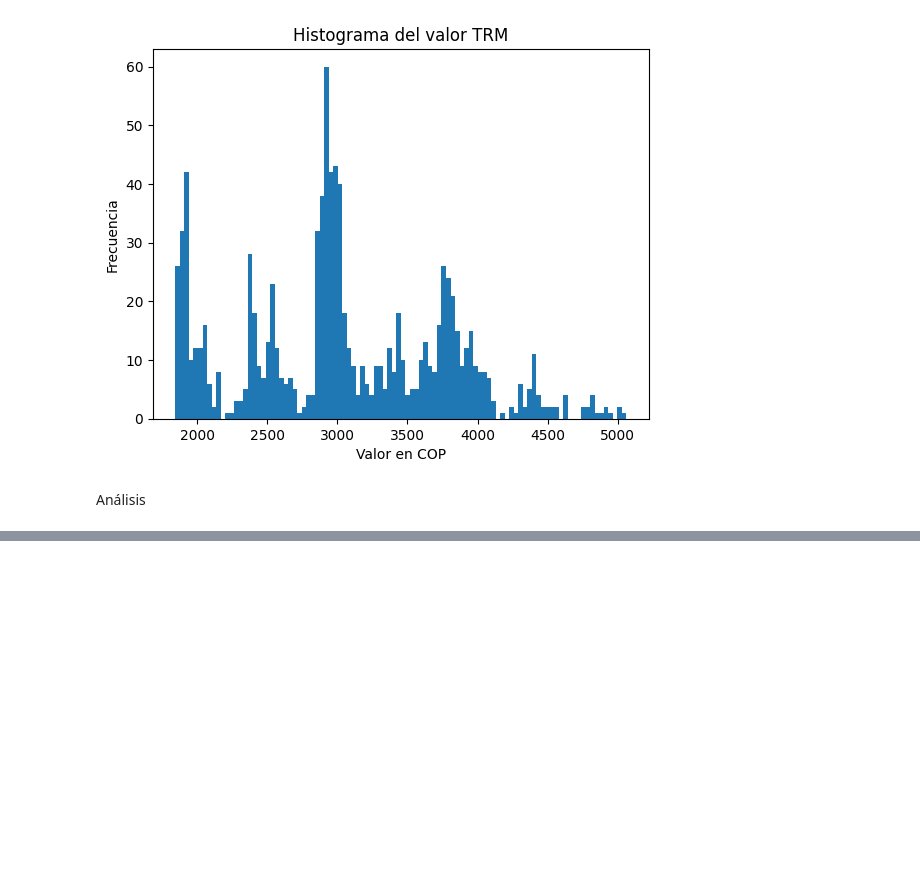
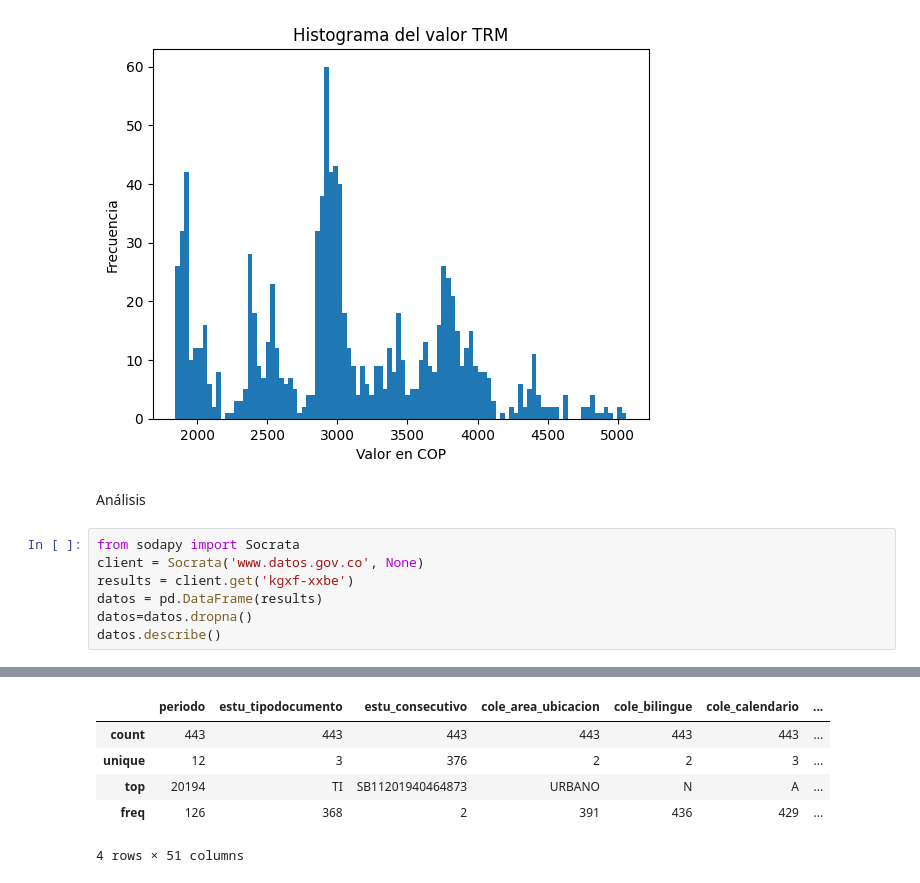
Before and after one commit to CarlsoCast/TALLER-VALENTINA, a Jupyter notebook: TALLER 10.ipynb, the cells around one changed output, grey strips where cells are left out. Drawn from its saved outputs; the diff is of its cells as text; blank space fills up the shorter version.

```diff
--- a/TALLER 10.ipynb
+++ b/TALLER 10.ipynb
@@ -100,3 +101,11 @@ plt.show()
 [figure]
 # %% [markdown]
 Análisis
+# %%
+from sodapy import Socrata
+client = Socrata('www.datos.gov.co', None)
+results = client.get('kgxf-xxbe')
+datos = pd.DataFrame(results)
+datos=datos.dropna()
+datos.describe()
+# %% [output]
@@ -102,0 +113,6 @@ Análisis
+|  | periodo | estu_tipodocumento | estu_consecutivo | cole_area_ubicacion | cole_bilingue | cole_calendario | ... |
+| count | 443 | 443 | 443 | 443 | 443 | 443 | ... |
+| unique | 12 | 3 | 376 | 2 | 2 | 3 | ... |
+| top | 20194 | TI | SB11201940464873 | URBANO | N | A | ... |
+| freq | 126 | 368 | 2 | 391 | 436 | 429 | ... |
+4 rows × 51 columns
```
Also changed, not shown: parts of 12 cells of this notebook.
